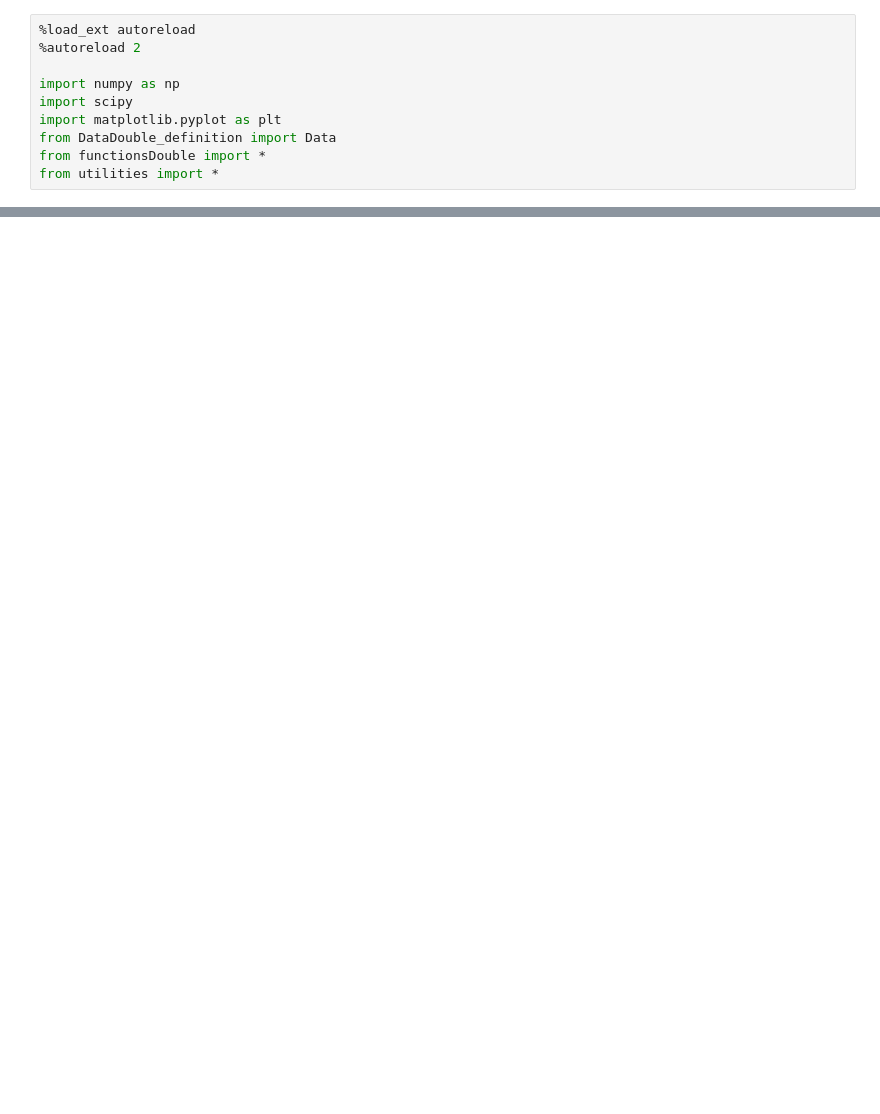
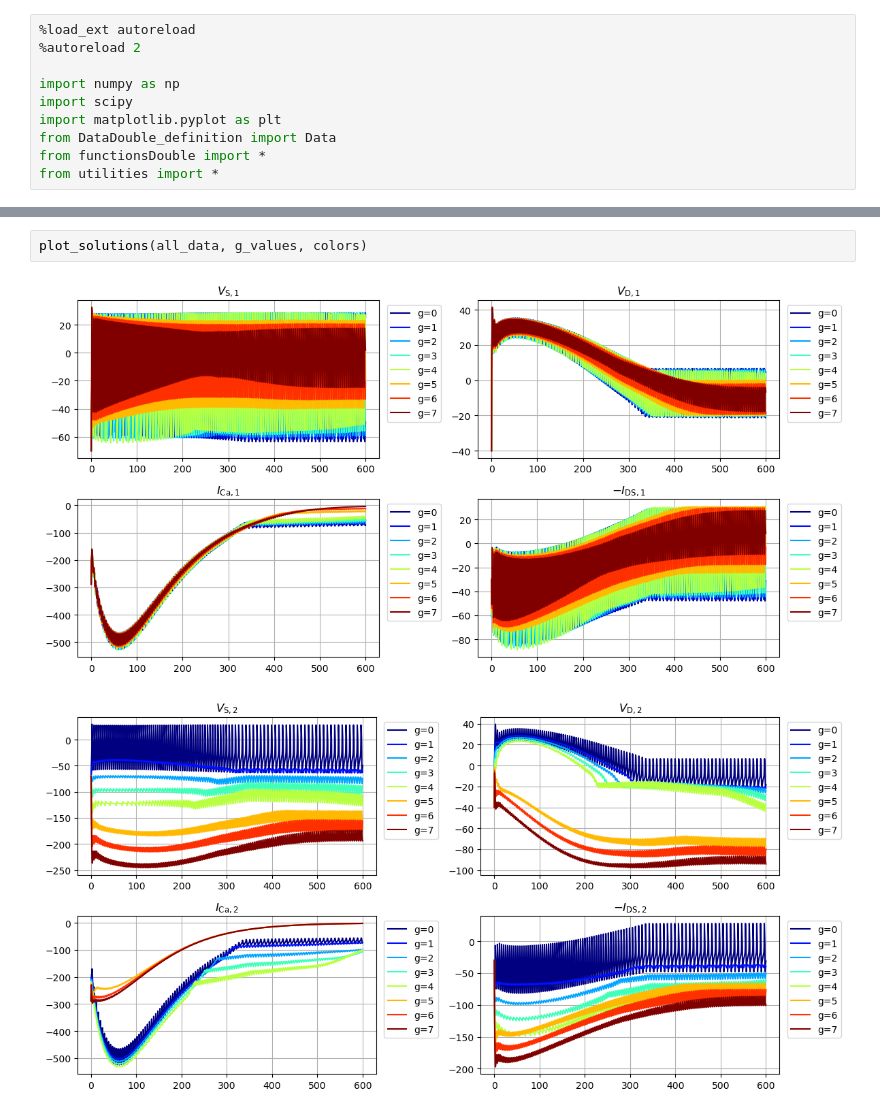
Before and after one commit to tommasovanini/Project3, a Jupyter notebook: mainDouble.ipynb, the cells around one changed output, grey strips where cells are left out. Drawn from its saved outputs; the diff is of its cells as text; blank space fills up the shorter version.

```diff
--- a/mainDouble.ipynb
+++ b/mainDouble.ipynb
@@ -319,0 +249,5 @@ plt.show()
+# %%
+plot_solutions(all_data, g_values, colors)
+# %% [output]
+[figure, added]
+[figure, added]
```
Also changed, not shown: parts of 16 cells of this notebook, 7 other files.
